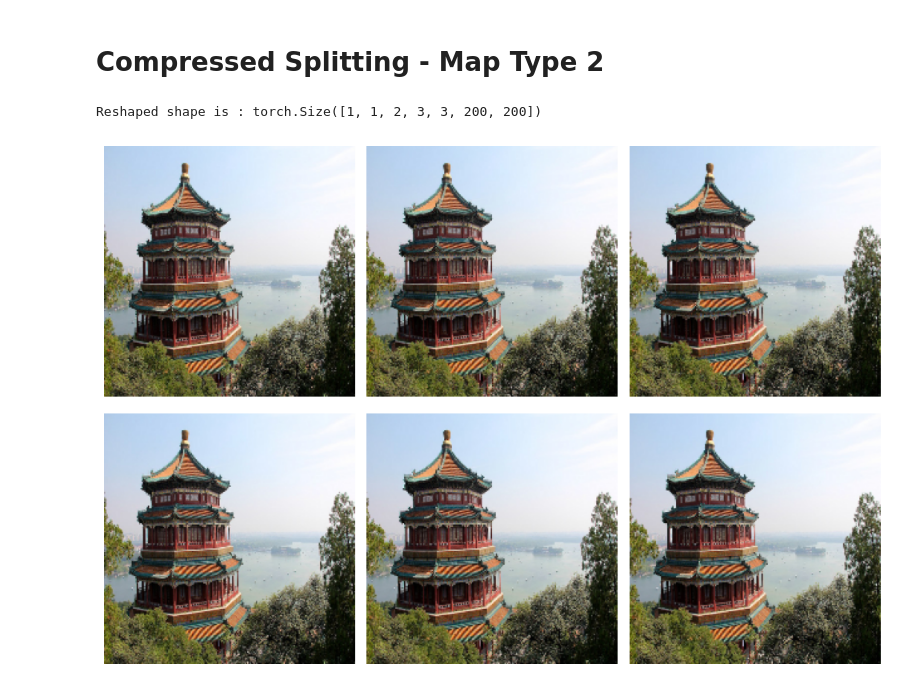
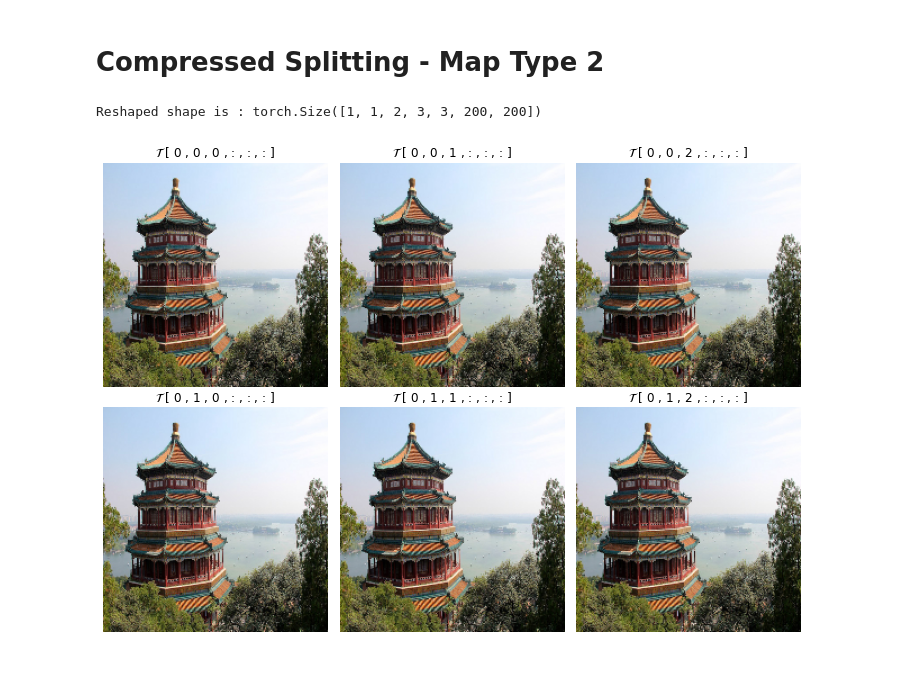
Before and after one commit to amkharazi/HLGTL, a Jupyter notebook: Examples/reshape.ipynb, the cells around one changed output. Saved outputs shown, nothing was run; the diff lists cells and outputs as text; code cells hidden in the pictures.

```diff
--- a/Examples/reshape.ipynb
+++ b/Examples/reshape.ipynb
@@ -53,6 +51,7 @@ for i in range(2):
     for j in range(3):
         subset = image_r1[0, 0, i, j, :, :, :]
         axes[i, j].imshow(subset.permute(1, 2, 0))  # Permute dimensions for plotting
+        axes[i, j].set_title('$\mathcal{T}$ ' + f'[ 0 , {i} , {j} , : , : , : ]')
         axes[i, j].axis('off')
 
 plt.tight_layout()
@@ -65,20 +64,21 @@ Reshaped shape is : torch.Size([1, 1, 2, 3, 3, 200, 200])
 # %%
 Reshape = reshape(split=[1, 2, 3], map_type=2, device = 'cpu')
 
 image_r2 = Reshape(image)
 print(f'Reshaped shape is : {image_r2.shape}')
 
 # Display the specified subset
 fig_r2, axes = plt.subplots(2, 3, figsize=(10, 7))
 
 for i in range(2):
     for j in range(3):
         subset = image_r2[0, 0, i, j, :, :, :]
         axes[i, j].imshow(subset.permute(1, 2, 0))  # Permute dimensions for plotting
+        axes[i, j].set_title('$\mathcal{T}$ ' + f'[ 0 , {i} , {j} , : , : , : ]')
         axes[i, j].axis('off')
 
 plt.tight_layout()
 plt.show()
 # %% [output]
 Reshaped shape is : torch.Size([1, 1, 2, 3, 3, 200, 200])
-[figure, old version]
+[figure, new version]
```
Also changed, not shown: parts of 3 cells of this notebook, 26 other files.
